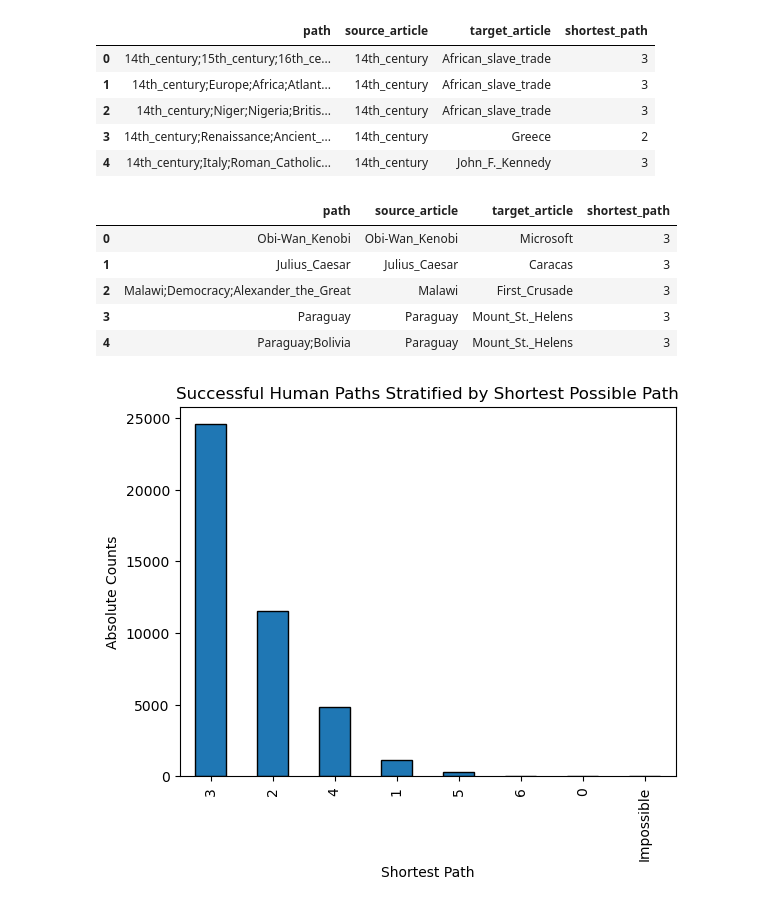
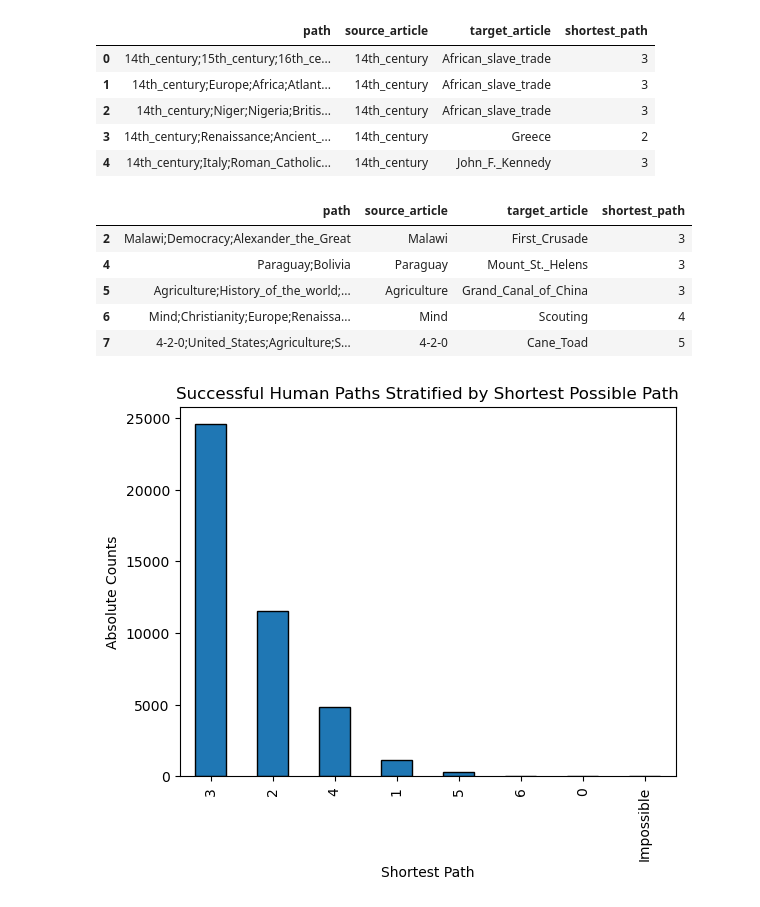
Before and after one commit to epfl-ada/ada-2022-project-theadalyzers, a Jupyter notebook: Dataset-Processing.ipynb, the cells around one changed output. Saved outputs shown, nothing was run; the diff lists cells and outputs as text; code cells hidden in the pictures.

```diff
--- a/Dataset-Processing.ipynb
+++ b/Dataset-Processing.ipynb
@@ -166,14 +166,19 @@ successful_df.head()
 | 4 | 14th_century;Italy;Roman_Catholic... | 14th_century | John_F._Kennedy | 3 |
 # %%
 unsuccessful_df = augment_with_shortest_path(df=paths_unfinished_df, successful=False)
+
+# some unsuccessful paths only contain 1 article because the user didn't click anything
+# these are less meaningful paths to analyze as we are interested in users who tried but failed
+unsuccessful_df = unsuccessful_df[~(unsuccessful_df['path'].apply(lambda x: len(x.split(';')) == 1))]
+
 unsuccessful_df.head()
 # %% [output]
 |  | path | source_article | target_article | shortest_path |
-| 0 | Obi-Wan_Kenobi | Obi-Wan_Kenobi | Microsoft | 3 |
-| 1 | Julius_Caesar | Julius_Caesar | Caracas | 3 |
 | 2 | Malawi;Democracy;Alexander_the_Great | Malawi | First_Crusade | 3 |
-| 3 | Paraguay | Paraguay | Mount_St._Helens | 3 |
 | 4 | Paraguay;Bolivia | Paraguay | Mount_St._Helens | 3 |
+| 5 | Agriculture;History_of_the_world;... | Agriculture | Grand_Canal_of_China | 3 |
+| 6 | Mind;Christianity;Europe;Renaissa... | Mind | Scouting | 4 |
+| 7 | 4-2-0;United_States;Agriculture;S... | 4-2-0 | Cane_Toad | 5 |
 # %%
 # take a look at the shortest_path distributions
 import matplotlib.pyplot as plt
```
Also changed, not shown: parts of 1 cell of this notebook.
